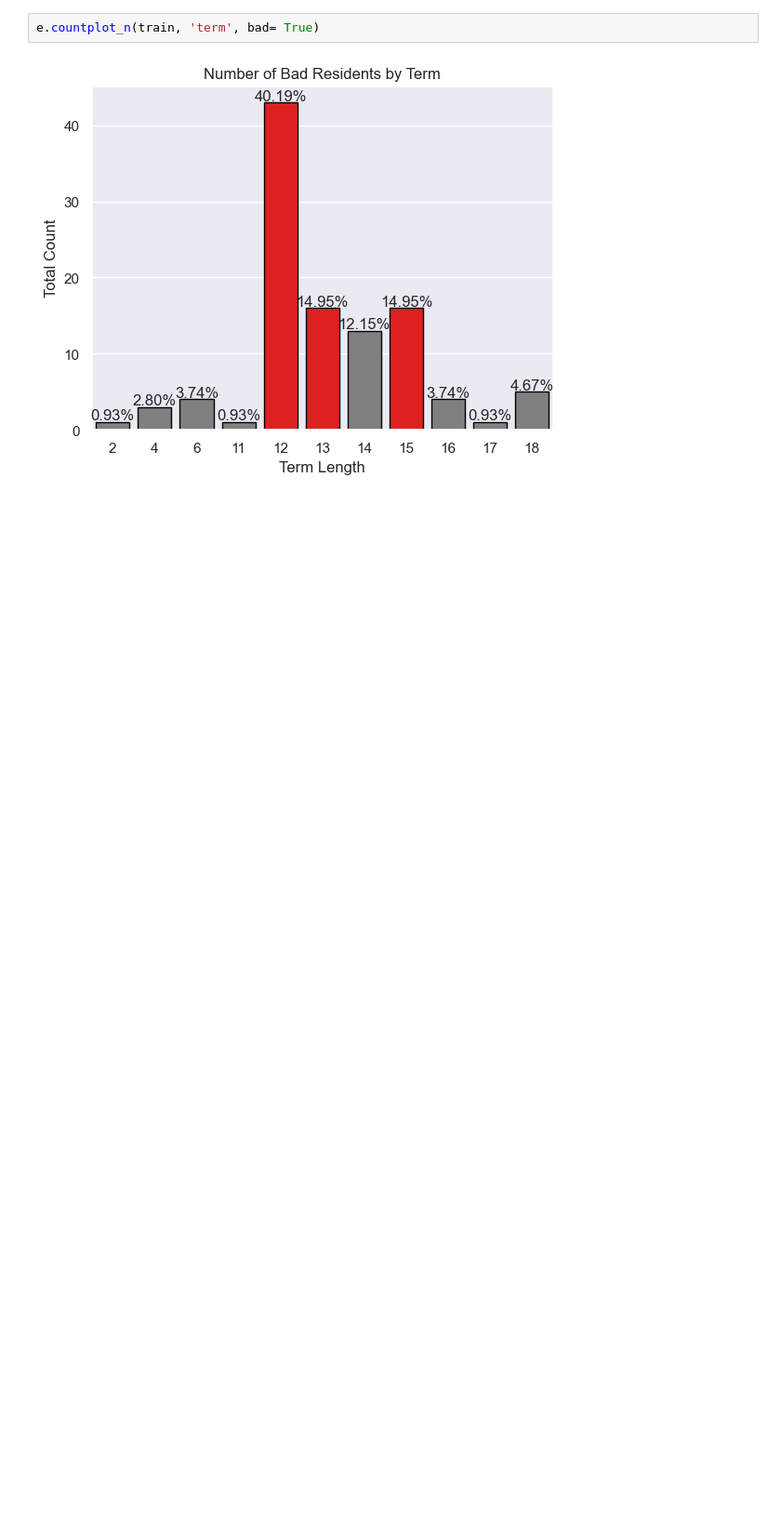
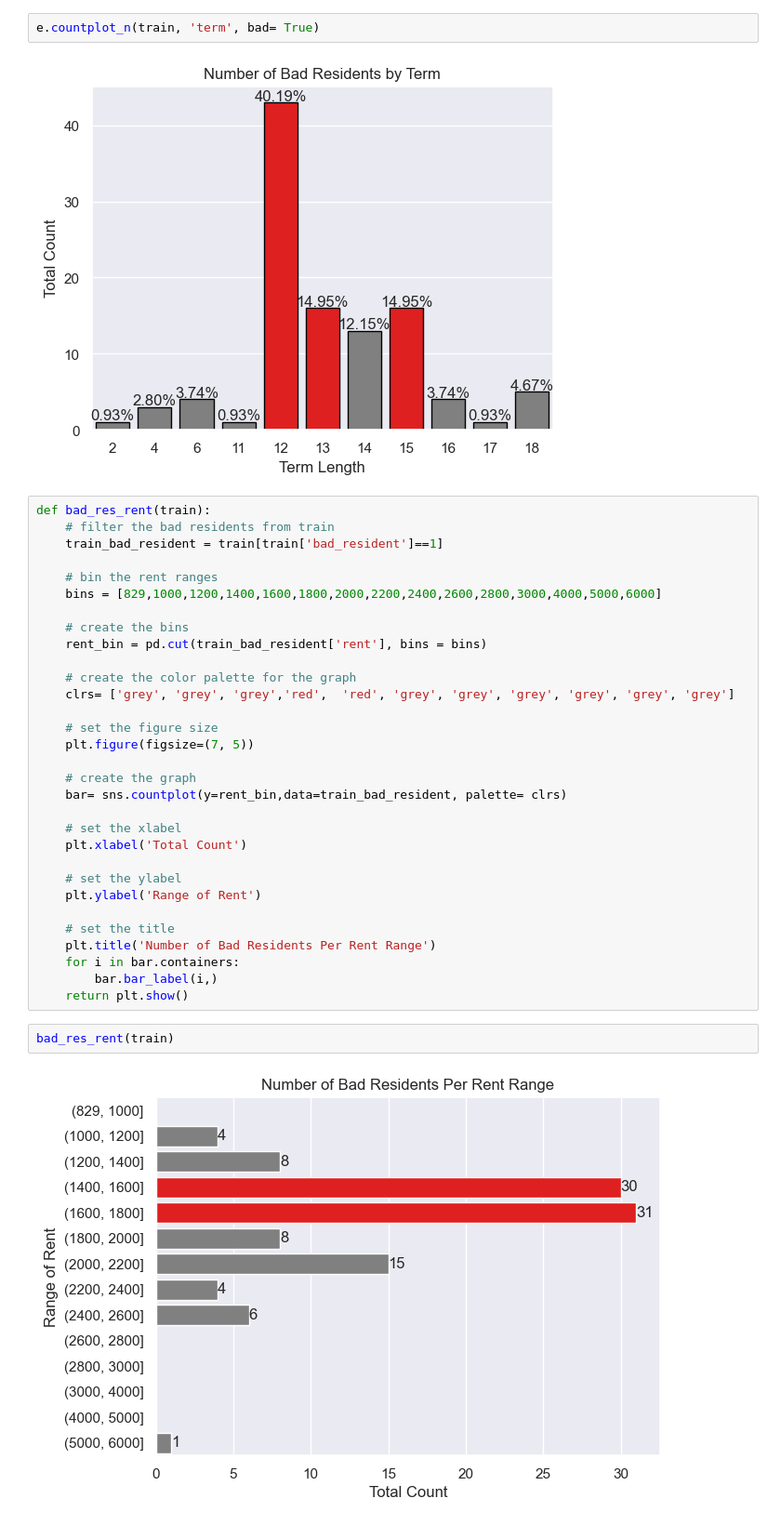
Before and after one commit to Project-DANE/DANE, a Jupyter notebook: e_workbook.ipynb, the cells around one changed output. Shown at 93% size. Drawn from its saved outputs; the diff is of its cells as text; blank space fills up the shorter version.

```diff
--- a/e_workbook.ipynb
+++ b/e_workbook.ipynb
@@ -446,3 +436,38 @@ e.risk_score(train)
 e.countplot_n(train, 'term', bad= True)
 # %% [output]
 [figure]
+# %%
+def bad_res_rent(train):
+    # filter the bad residents from train
+    train_bad_resident = train[train['bad_resident']==1]
+
+    # bin the rent ranges
+    bins = [829,1000,1200,1400,1600,1800,2000,2200,2400,2600,2800,3000,4000,5000,6000]
+
+    # create the bins
+    rent_bin = pd.cut(train_bad_resident['rent'], bins = bins)
+
+    # create the color palette for the graph
+    clrs= ['grey', 'grey', 'grey','red',  'red', 'grey', 'grey', 'grey', 'grey', 'grey', 'grey']
+
+    # set the figure size
+    plt.figure(figsize=(7, 5))
+
+    # create the graph
+    bar= sns.countplot(y=rent_bin,data=train_bad_resident, palette= clrs)
+
+    # set the xlabel
+    plt.xlabel('Total Count')
+
+    # set the ylabel
+    plt.ylabel('Range of Rent')
+
+    # set the title
+    plt.title('Number of Bad Residents Per Rent Range')
+    for i in bar.containers:
+        bar.bar_label(i,)
+    return plt.show()
+# %%
+bad_res_rent(train)
+# %% [output]
+[figure, added]
```
Also changed, not shown: parts of 5 cells of this notebook, 2 other files.
